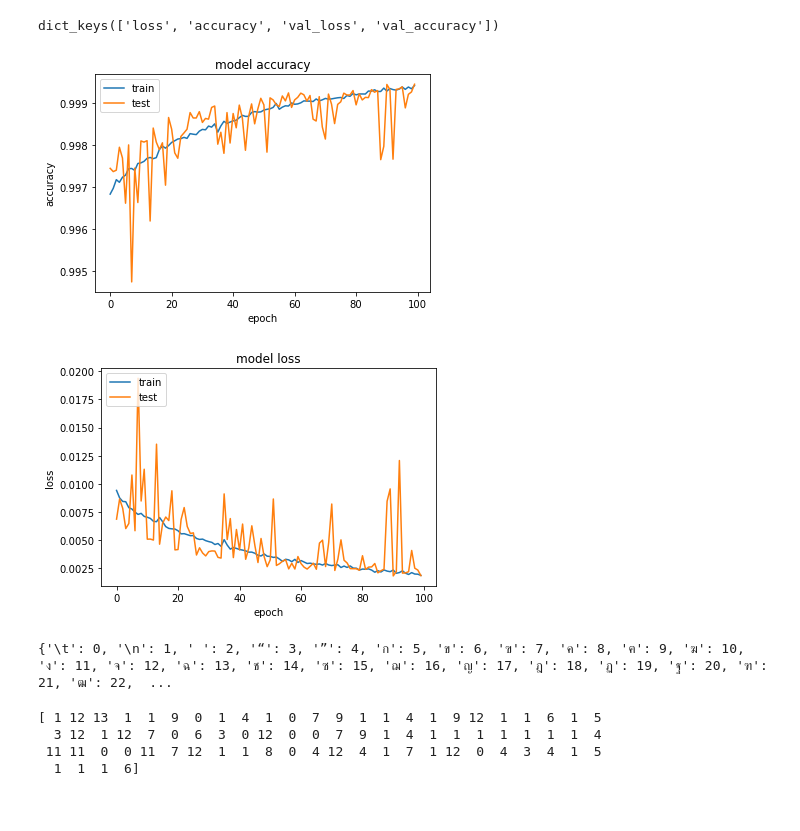
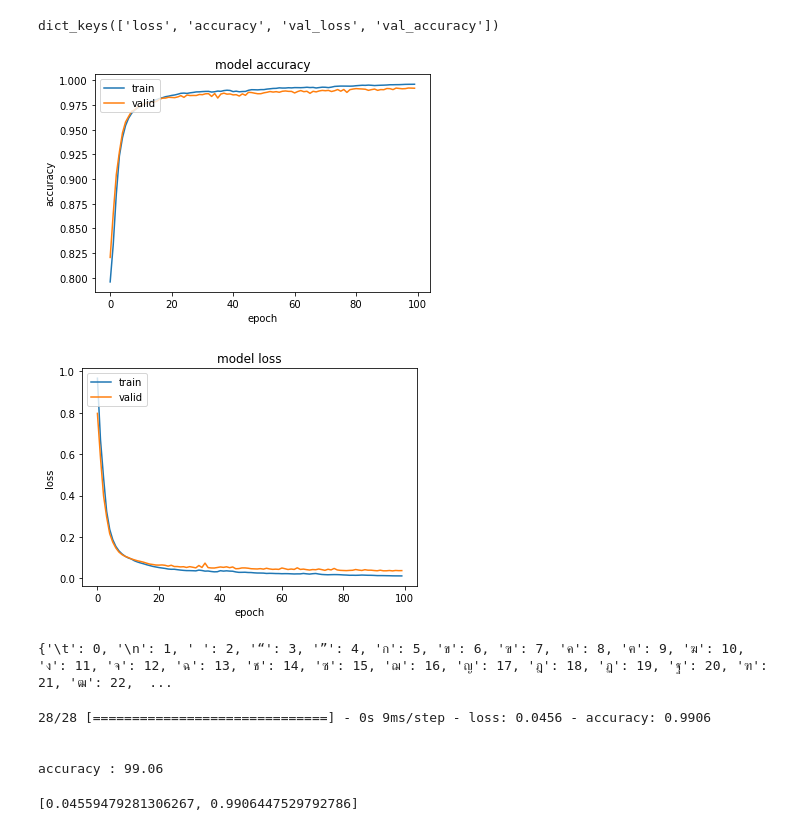
Before and after one commit to M1K4D/model_check, a Jupyter notebook: seq_to_seq.ipynb, the cells around one changed output. Drawn from its saved outputs; the diff is of its cells as text; code cells hidden in the pictures.

```diff
--- a/seq_to_seq.ipynb
+++ b/seq_to_seq.ipynb
@@ -41,10 +63,12 @@ print(len(corpus))
 # %%
 maxlen = 100
 minlen = 10
-good_sen = []
+good_sen1 = []
 for i in corpus:
     if len(i) <= maxlen and len(i) >= minlen:
-        good_sen.append(i)
+        good_sen1.append(i)
+# %%
+good_sen, testing = train_test_split(good_sen1, test_size = 0.1, random_state = 2)
 # %%
 # print(good_sen)
 print(len(good_sen))
@@ -99,0 +124,21 @@ print(len(noise))
+# %%
+noise_test = []
+for i in testing:
+    n = Convert(i)
+    if len(i) >= 20 and len(i) <= 50:
+        for k in range(4):
+            x = random.randint(1, len(i)-1)
+            y = random.randint(0, len(thai_letters1)-1)
+            n[x] = thai_letters1[y]
+    elif len(i) > 50:
+        for k in range(5):
+            x = random.randint(1, len(i)-1)
+            y = random.randint(0, len(thai_letters1)-1)
+            n[x] = thai_letters1[y]
+    else:
+        x = random.randint(1, len(i)-1)
+        y = random.randint(0, len(thai_letters1)-1)
+        n[x] = thai_letters1[y]
+    nos = ''.join(n)
+    noise_test.append(nos)
+print(len(noise_test))
@@ -216,16 +321,13 @@ Non-trainable params: 0
 __________________________________________________________________________________________________
 None
 # %%
-model.compile(
-    optimizer="rmsprop", loss="categorical_crossentropy", metrics=["accuracy"]
-)
 history = model.fit(
     [encoder_input_data, decoder_input_data],
     decoder_target_data,
     batch_size=batch_size,
-    epochs=epochs,
-    validation_split=0.2,
+    epochs=100,
+    validation_split=0.1,
 )
-model.save("s2s_7")
+model.save("s2s_2")
 # %% [output]
 Epoch 1/100
@@ -248,36 +350,31 @@ INFO:tensorflow:Assets written to: s2s_7\assets
 # %%
 import matplotlib.pyplot as plt
 print(history.history.keys())
 # summarize history for accuracy
 plt.plot(history.history['accuracy'])
 plt.plot(history.history['val_accuracy'])
 plt.title('model accuracy')
 plt.ylabel('accuracy')
 plt.xlabel('epoch')
-plt.legend(['train', 'test'], loc='upper left')
+plt.legend(['train', 'valid'], loc='upper left')
 plt.show()
 # summarize history for loss
 plt.plot(history.history['loss'])
 plt.plot(history.history['val_loss'])
 plt.title('model loss')
 plt.ylabel('loss')
 plt.xlabel('epoch')
-plt.legend(['train', 'test'], loc='upper left')
+plt.legend(['train', 'valid'], loc='upper left')
 plt.show()
 # %% [output]
 dict_keys(['loss', 'accuracy', 'val_loss', 'val_accuracy'])
-[figure, old version]
+[figure, new version]
-[figure, old version]
+[figure, new version]
 # %%
 print(target_token_index)
 # %% [output]
 {'\t': 0, '\n': 1, ' ': 2, '“': 3, '”': 4, 'ก': 5, 'ข': 6, 'ฃ': 7, 'ค': 8, 'ฅ': 9, 'ฆ': 10, 'ง': 11, 'จ': 12, 'ฉ': 13, 'ช': 14, 'ซ': 15, 'ฌ': 16, 'ญ': 17, 'ฎ': 18, 'ฏ': 19, 'ฐ': 20, 'ฑ': 21, 'ฒ': 22,  ...
 # %%
-x = model.predict([encoder_input_data,decoder_input_data]).argmax(axis=1)
-print(x[0])
+# x = model.predict([encoder_input_data,decoder_input_data]).argmax(axis=1)
+# print(x[0])
-# %% [output]
-[ 1 12 13  1  1  9  0  1  4  1  0  7  9  1  1  4  1  9 12  1  1  6  1  5
-  3 12  1 12  7  0  6  3  0 12  0  0  7  9  1  4  1  1  1  1  1  1  1  4
- 11 11  0  0 11  7 12  1  1  8  0  4 12  4  1  7  1 12  0  4  3  4  1  5
-  1  1  1  6]
 # %%
@@ -284,0 +382,16 @@ print(x[0])
+# %%
+scores = model.evaluate([encoder_input_data_test, decoder_input_data_test],decoder_target_data_test)
+print('\n')
+# print(f"{model.metrics_names[1]}    |    {model.metrics_names[2]}   |  {model.metrics_names[3]}")
+# print(f"{scores[3] * 100:.2f}            {scores[3] * 100:.2f}             {scores[3] * 100:.2f}")
+print(f"{model.metrics_names[1]} : {scores[1] * 100:.2f}")
+print('\n')
+# %% [output]
+28/28 [==============================] - 0s 9ms/step - loss: 0.0456 - accuracy: 0.9906
+
+
+accuracy : 99.06
+# %%
+print(scores)
+# %% [output]
+[0.04559479281306267, 0.9906447529792786]
```
Also changed, not shown: parts of 23 cells of this notebook, 25 other files.
